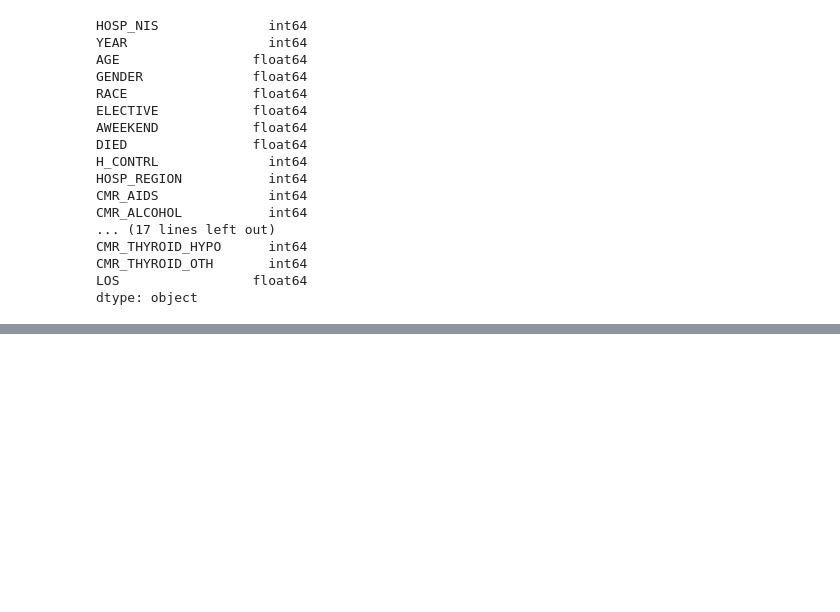
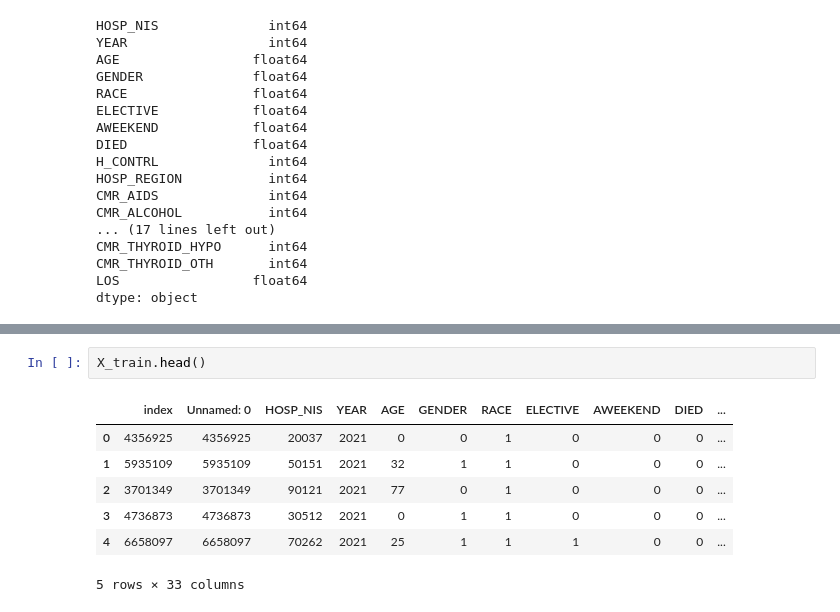
Before and after one commit to uncleboss12/Hospital_occupancy, a Jupyter notebook: Hospital_Analysis.ipynb, the cells around one changed output, grey strips where cells are left out. Drawn from its saved outputs; the diff is of its cells as text; blank space fills up the shorter version.

```diff
--- a/Hospital_Analysis.ipynb
+++ b/Hospital_Analysis.ipynb
@@ -754,0 +707,10 @@ X_train, X_val, y_train, y_val = train_test_split(
+# %%
+X_train.head()
+# %% [output]
+|  | index | Unnamed: 0 | HOSP_NIS | YEAR | AGE | GENDER | RACE | ELECTIVE | AWEEKEND | DIED | ... |
+| 0 | 4356925 | 4356925 | 20037 | 2021 | 0 | 0 | 1 | 0 | 0 | 0 | ... |
+| 1 | 5935109 | 5935109 | 50151 | 2021 | 32 | 1 | 1 | 0 | 0 | 0 | ... |
+| 2 | 3701349 | 3701349 | 90121 | 2021 | 77 | 0 | 1 | 0 | 0 | 0 | ... |
+| 3 | 4736873 | 4736873 | 30512 | 2021 | 0 | 1 | 1 | 0 | 0 | 0 | ... |
+| 4 | 6658097 | 6658097 | 70262 | 2021 | 25 | 1 | 1 | 1 | 0 | 0 | ... |
+5 rows × 33 columns
```
Also changed, not shown: parts of 42 cells of this notebook, 1 other file.
